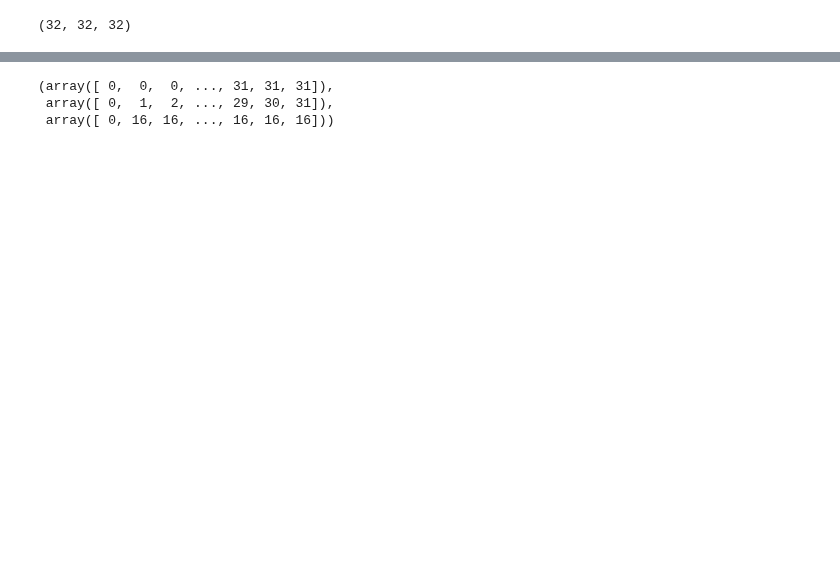
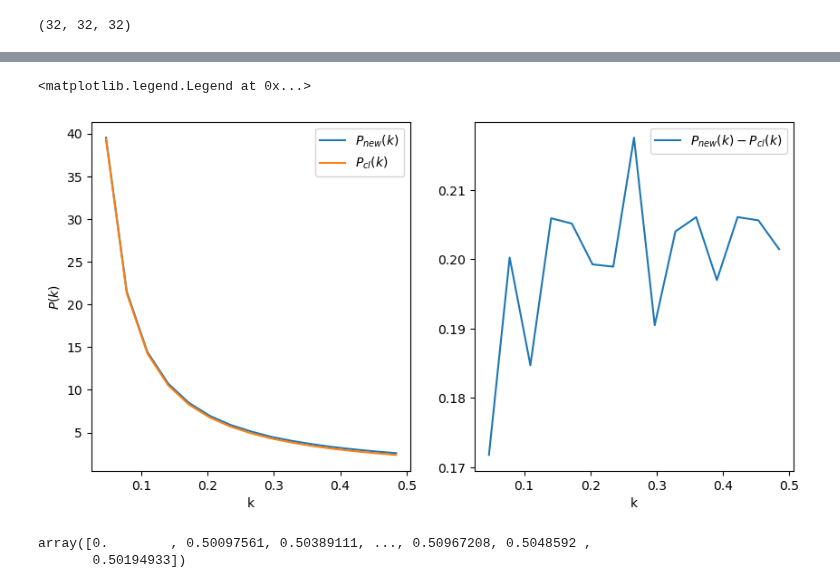
Before and after one commit to VibinRam/DP2, a Jupyter notebook: Codes/Clustering_simulation/GonzalezClusterSim.ipynb, the cells around one changed output, grey strips where cells are left out. Cells and saved outputs as stored; diff of their text form; code cells hidden in the pictures; blank space fills up the shorter version.

```diff
--- a/Codes/Clustering_simulation/GonzalezClusterSim.ipynb
+++ b/Codes/Clustering_simulation/GonzalezClusterSim.ipynb
@@ -56,0 +63,30 @@ print(k_min, k_max)
+# %%
+#Make a new delk.
+box_delk_new = np.copy(box_delk)
+
+#modify the delk using the chosen power spectrum
+for i, (k1, k2) in enumerate(zip(k_for_P[:-1], k_for_P[1:])):
+    temp_ind = np.where((modk_grid > k1) & (modk_grid < k2))
+    box_delk_new[temp_ind] = box_delk[temp_ind] * (np.sqrt(pk_cor[i] + pk[i])) / np.sqrt(pk[i])
+
+#Now we need to inverse fourier transfor box_delk_new to get box_delx_new
+box_delx_new = np.fft.ifftn(box_delk_new, norm='ortho')
+# %%
+#finding the new power spectrum
+pk_new = np.zeros(len(k_for_P)-1)
+for i, (k1, k2) in enumerate(zip(k_for_P[:-1], k_for_P[1:])):
+    pk_new[i] = np.average(np.absolute(box_delk_new[np.where((modk_grid > k1) & (modk_grid < k2))]) ** 2)
+
+#plotting the new psd vs the given one
+fig, (ax1, ax2) = plt.subplots(1, 2, figsize=(10,5))
+ax1.plot(k_for_P_mid, pk_new, label=r'$P_{new}(k)$')
+ax1.plot(k_for_P_mid, pk_cor, label=r'$P_{cl}(k)$')
+ax1.set_xlabel('k')
+ax1.set_ylabel(r'$P(k)$')
+ax1.legend()
+ax2.plot(k_for_P_mid, pk_new-pk_cor, label=r'$P_{new}(k) - P_{cl}(k)$')
+ax2.set_xlabel('k')
+ax2.legend()
+# %% [output]
+<matplotlib.legend.Legend at 0x...>
+[figure, added]
@@ -57,6 +95,5 @@ print(k_min, k_max)
 # %%
-np.where((modk_grid < k_min) | (modk_grid > k_max))
+modk_grid[np.where((modk_grid < k_min) | (modk_grid > k_max))]
 # %% [output]
-(array([ 0,  0,  0, ..., 31, 31, 31]),
- array([ 0,  1,  2, ..., 29, 30, 31]),
- array([ 0, 16, 16, ..., 16, 16, 16]))
+array([0.        , 0.50097561, 0.50389111, ..., 0.50967208, 0.5048592 ,
+       0.50194933])
```
Also changed, not shown: parts of 4 cells of this notebook.
